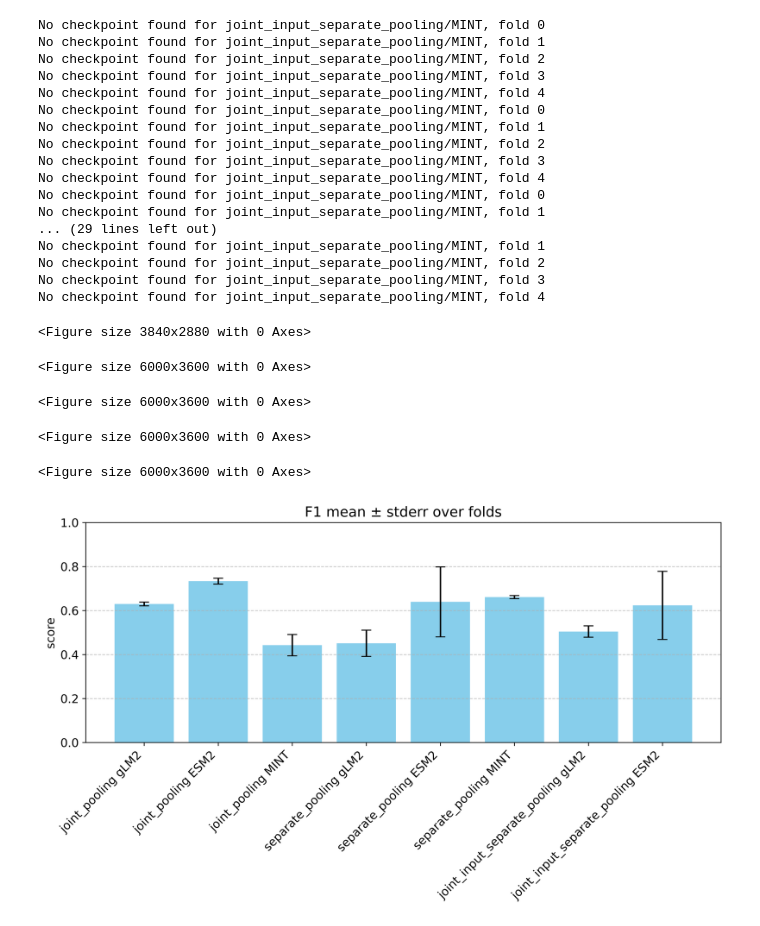
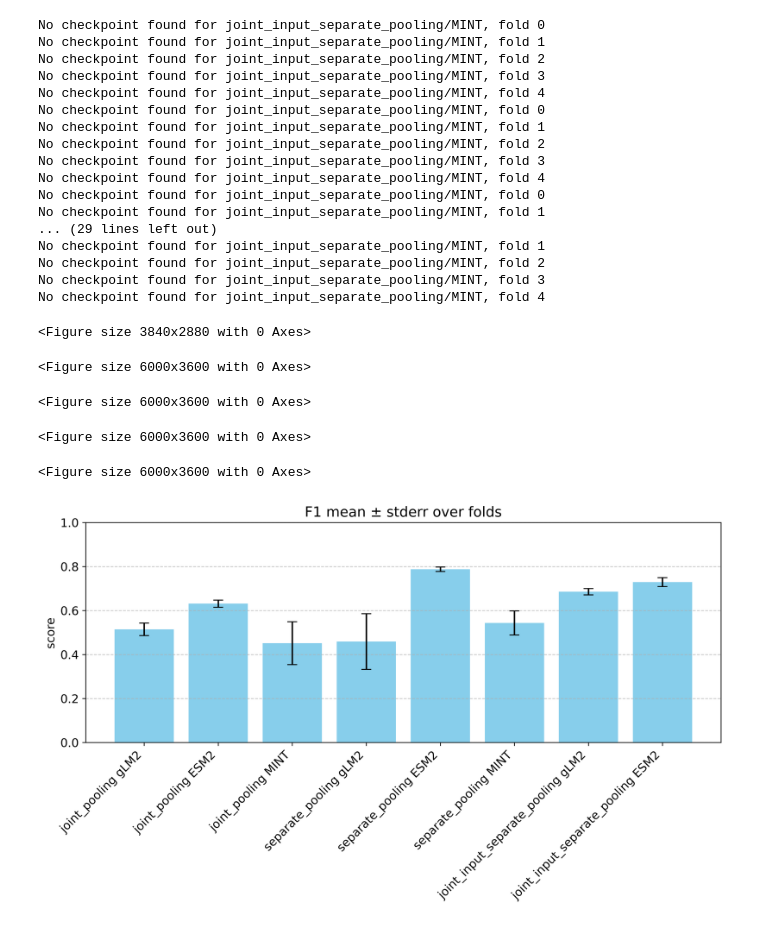
Before and after one commit to ievapudz/gLM_PPI_XAI, a Jupyter notebook: data_process/summarise_cv.ipynb, the cells around one changed output. Saved outputs shown, nothing was run; the diff lists cells and outputs as text; code cells hidden in the pictures.

```diff
--- a/data_process/summarise_cv.ipynb
+++ b/data_process/summarise_cv.ipynb
@@ -4,13 +4,6 @@ import re
 import pandas as pd
 import matplotlib.pyplot as plt
 from glob import glob
-# %%
-# Configuration
-base_dir = "/scicore/home/schwede/pudziu0000/projects/gLM/logs/gLM.models.PredictorPPI/PINDER/eubacteria_5_1024_512_species_heterodimers/"
-representations = ["joint_pooling", "separate_pooling", "joint_input_separate_pooling"]
-biolms = ["gLM2", "ESM2", "MINT"]
-num_folds = 5        # Set the actual number of folds
-output_dir = "/scicore/home/schwede/pudziu0000/projects/gLM/outputs/predictions/gLM.models.PredictorPPI/PINDER/eubacteria_5_1024_512_species_heterodimers/batch_size_256/CV/"
 # %%
 def initialise_df(representations, biolms, num_folds):
     representation_col = []
@@ -139,6 +132,14 @@ import matplotlib as mpl
 
 mpl.rcParams['figure.dpi'] = 600
 mpl.rcParams.update({'font.size': 12})
+
+# Configuration
+base_dir = "/scicore/home/schwede/pudziu0000/projects/gLM/logs/gLM.models.PredictorPPI/PINDER/eubacteria_5_1024_512_species_heterodimers/"
+representations = ["joint_pooling", "separate_pooling", "joint_input_separate_pooling"]
+biolms = ["gLM2", "ESM2", "MINT"]
+num_folds = 5        # Set the actual number of folds
+batch_size = 32
+output_dir = f"/scicore/home/schwede/pudziu0000/projects/gLM/outputs/predictions/gLM.models.PredictorPPI/PINDER/eubacteria_5_1024_512_species_heterodimers/batch_size_{batch_size}/CV/"
 
 if not os.path.exists(output_dir): os.makedirs(output_dir)
 
@@ -149,31 +150,31 @@ for metric_of_interest in ["mcc", "pr_auc", "roc_auc", "accuracy", "f1", "tn", "
     df["best_epoch"] = best_epochs_arr
     df[metric_of_interest] = metrics_arr
     if(metric_of_interest not in ["tn", "fp", "fn", "tp"]):
         means, stderrs, labels = get_performance_stats(results)
         plot_stats(means, stderrs, labels, metric_of_interest, output_dir)
 
 df.to_csv(f"{output_dir}/metrics.csv", index=False)
 # %% [output]
 No checkpoint found for joint_input_separate_pooling/MINT, fold 0
 No checkpoint found for joint_input_separate_pooling/MINT, fold 1
 No checkpoint found for joint_input_separate_pooling/MINT, fold 2
 No checkpoint found for joint_input_separate_pooling/MINT, fold 3
 No checkpoint found for joint_input_separate_pooling/MINT, fold 4
 No checkpoint found for joint_input_separate_pooling/MINT, fold 0
 No checkpoint found for joint_input_separate_pooling/MINT, fold 1
 No checkpoint found for joint_input_separate_pooling/MINT, fold 2
 No checkpoint found for joint_input_separate_pooling/MINT, fold 3
 No checkpoint found for joint_input_separate_pooling/MINT, fold 4
 No checkpoint found for joint_input_separate_pooling/MINT, fold 0
 No checkpoint found for joint_input_separate_pooling/MINT, fold 1
 ... (29 lines left out)
 No checkpoint found for joint_input_separate_pooling/MINT, fold 1
 No checkpoint found for joint_input_separate_pooling/MINT, fold 2
 No checkpoint found for joint_input_separate_pooling/MINT, fold 3
 No checkpoint found for joint_input_separate_pooling/MINT, fold 4
 <Figure size 3840x2880 with 0 Axes>
 <Figure size 6000x3600 with 0 Axes>
 <Figure size 6000x3600 with 0 Axes>
 <Figure size 6000x3600 with 0 Axes>
 <Figure size 6000x3600 with 0 Axes>
-[figure, old version]
+[figure, new version]
```
Also changed, not shown: parts of 1 cell of this notebook, 1 other file.
